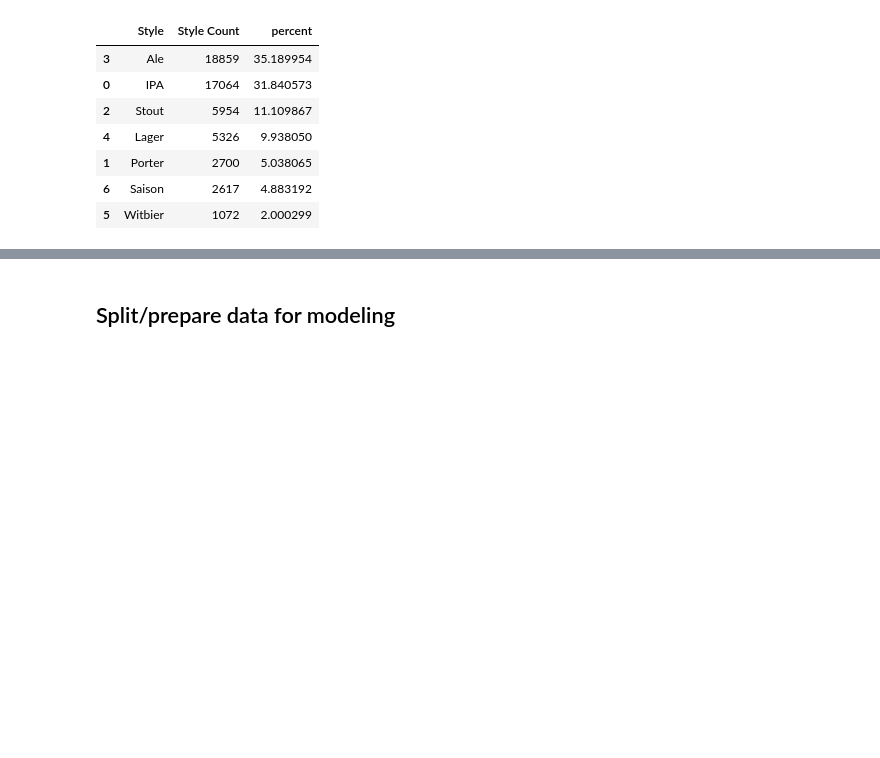
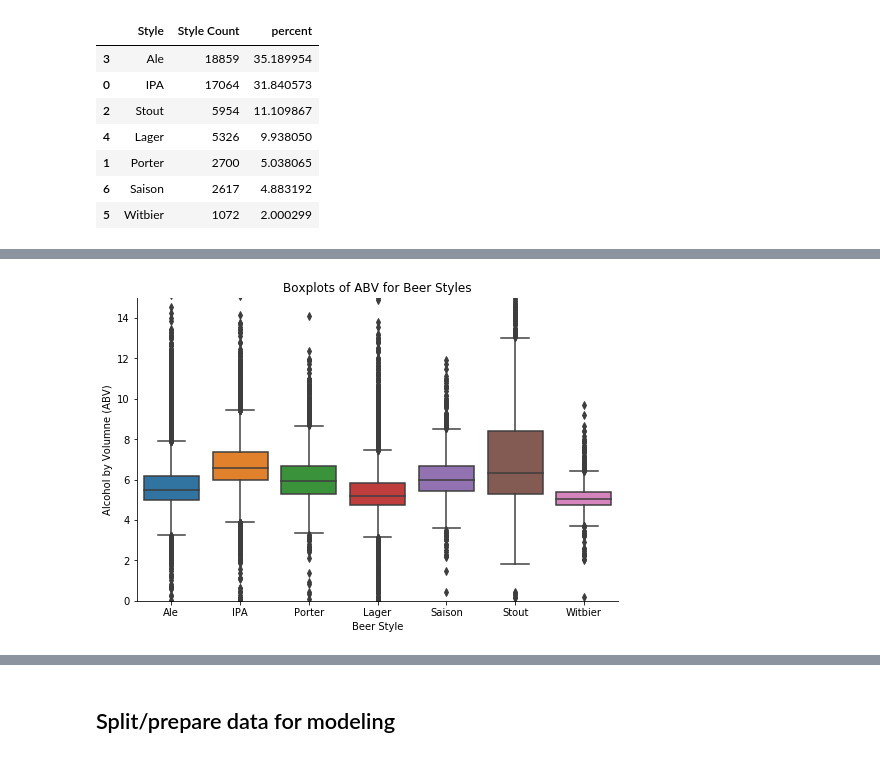
Before and after one commit to jpoles1/Beer-Style-Predictions, a Jupyter notebook: Beer Styles.ipynb, the cells around one changed output, grey strips where cells are left out. Drawn from its saved outputs; the diff is of its cells as text; code cells hidden in the pictures; blank space fills up the shorter version.

```diff
--- a/Beer Styles.ipynb
+++ b/Beer Styles.ipynb
@@ -116,0 +165,14 @@ plt.ylabel('Count of Colors');
+# %%
+#boxplot of ABV of beer styles
+sns.factorplot(kind = 'box',
+               y = 'ABV',
+               x = 'New_StyleID',
+               data = rec,
+               size = 5,
+               aspect = 1.5)
+plt.title('Boxplots of ABV for Beer Styles')
+plt.xlabel('Beer Style')
+plt.ylabel('Alcohol by Volumne (ABV)')
+plt.ylim([0,15]);
+# %% [output]
+[figure, added]
```
Also changed, not shown: parts of 19 cells of this notebook.
